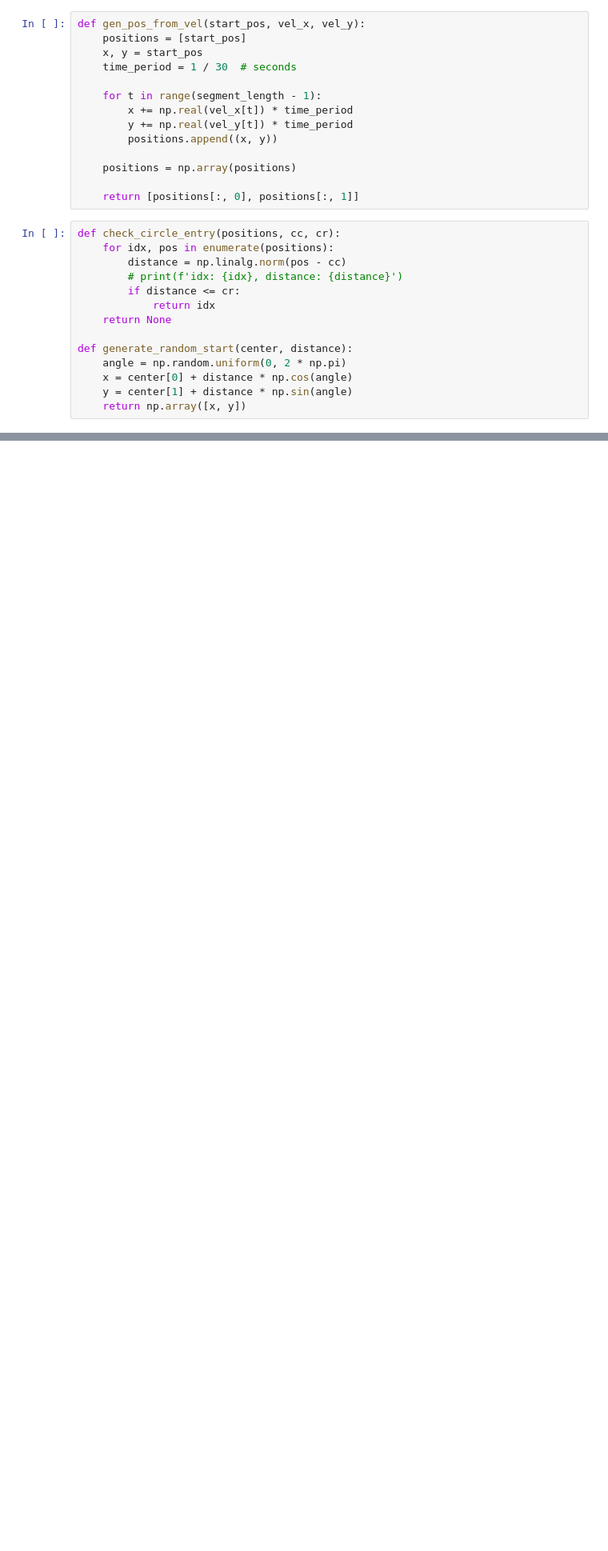
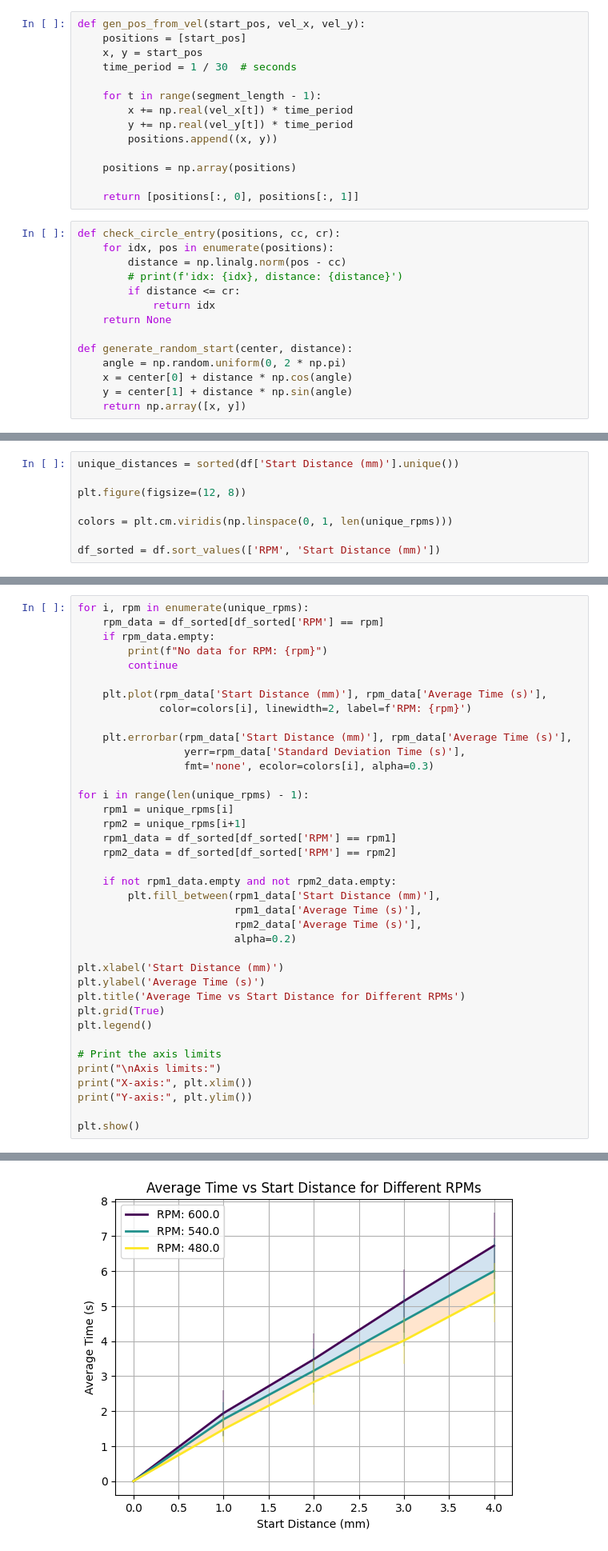
Before and after one commit to l0g1c-80m8/screw-dynamics-sindy, a Jupyter notebook: notebook/simulation-time-results.ipynb, the cells around one changed output, grey strips where cells are left out. Shown at 80% size. Saved outputs shown, nothing was run; the diff lists cells and outputs as text; blank space fills up the shorter version.

```diff
--- a/notebook/simulation-time-results.ipynb
+++ b/notebook/simulation-time-results.ipynb
@@ -204,0 +210,8 @@ pd.DataFrame({
+# %%
+unique_distances = sorted(df['Start Distance (mm)'].unique())
+
+plt.figure(figsize=(12, 8))
+
+colors = plt.cm.viridis(np.linspace(0, 1, len(unique_rpms)))
+
+df_sorted = df.sort_values(['RPM', 'Start Distance (mm)'])
@@ -204,0 +226,39 @@ pd.DataFrame({
+# %%
+for i, rpm in enumerate(unique_rpms):
+    rpm_data = df_sorted[df_sorted['RPM'] == rpm]
+    if rpm_data.empty:
+        print(f"No data for RPM: {rpm}")
+        continue
+
+    plt.plot(rpm_data['Start Distance (mm)'], rpm_data['Average Time (s)'],
+             color=colors[i], linewidth=2, label=f'RPM: {rpm}')
+
+    plt.errorbar(rpm_data['Start Distance (mm)'], rpm_data['Average Time (s)'],
+                 yerr=rpm_data['Standard Deviation Time (s)'],
+                 fmt='none', ecolor=colors[i], alpha=0.3)
+
+for i in range(len(unique_rpms) - 1):
+    rpm1 = unique_rpms[i]
+    rpm2 = unique_rpms[i+1]
+    rpm1_data = df_sorted[df_sorted['RPM'] == rpm1]
+    rpm2_data = df_sorted[df_sorted['RPM'] == rpm2]
+
+    if not rpm1_data.empty and not rpm2_data.empty:
+        plt.fill_between(rpm1_data['Start Distance (mm)'],
+                         rpm1_data['Average Time (s)'],
+                         rpm2_data['Average Time (s)'],
+                         alpha=0.2)
+
+plt.xlabel('Start Distance (mm)')
+plt.ylabel('Average Time (s)')
+plt.title('Average Time vs Start Distance for Different RPMs')
+plt.grid(True)
+plt.legend()
+
+# Print the axis limits
+print("\nAxis limits:")
+print("X-axis:", plt.xlim())
+print("Y-axis:", plt.ylim())
+
+plt.show()
+# %% [output]
@@ -204,0 +268 @@ pd.DataFrame({
+[figure, added]
```
Also changed, not shown: parts of 7 cells of this notebook.
